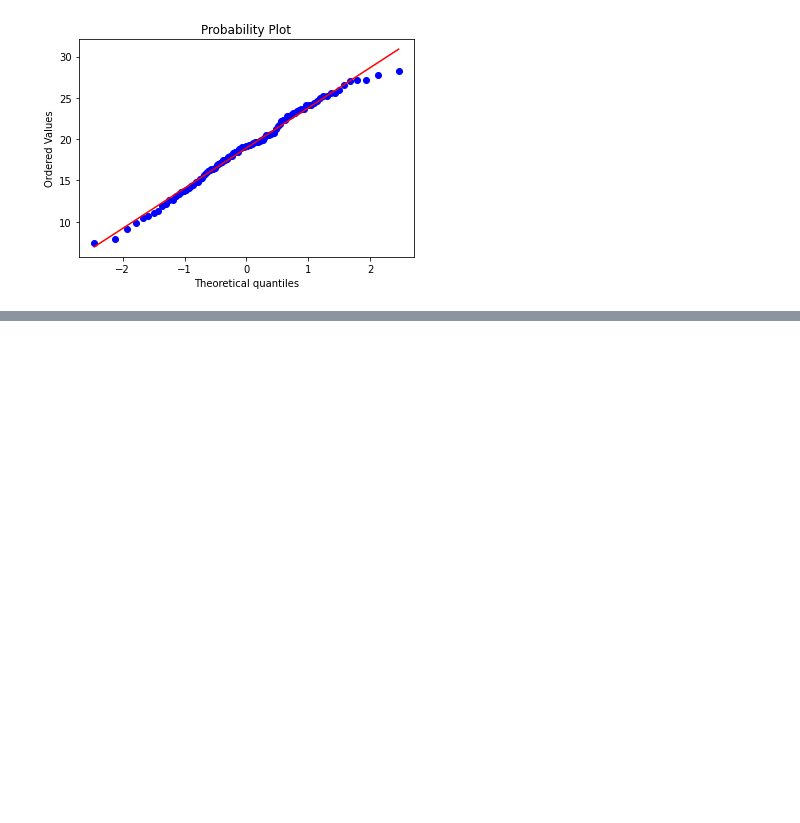
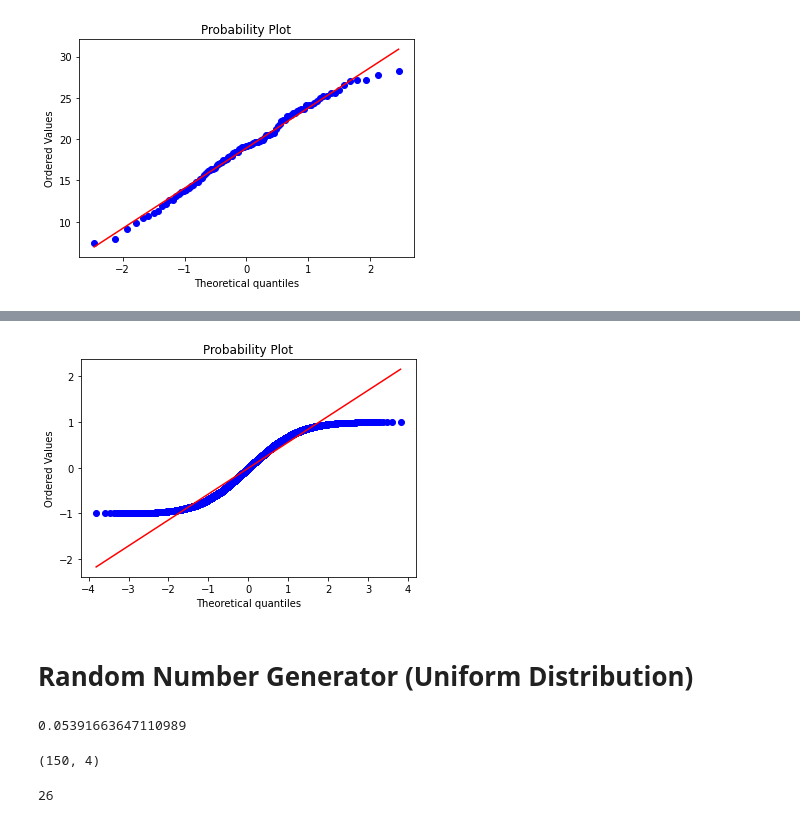
Before and after one commit to anandmukul1701/Data_Science, a Jupyter notebook: Applied AI/M2 - EDA & Data Vizualisation/Prob & Stats.ipynb, the cells around one changed output, grey strips where cells are left out. Cells and saved outputs as stored; diff of their text form; code cells hidden in the pictures; blank space fills up the shorter version.

```diff
--- a/Applied AI/M2 - EDA & Data Vizualisation/Prob & Stats.ipynb
+++ b/Applied AI/M2 - EDA & Data Vizualisation/Prob & Stats.ipynb
@@ -40,0 +68,39 @@ pylab.show()
+# %%
+ # generate 10000 samples from uniform dist
+measurements = np.random.uniform(low=-1, high=1, size=10000)
+
+
+stats.probplot(measurements, dist='norm', plot=pylab)
+pylab.show()
+# %% [output]
+[figure, added]
+# %% [markdown]
+# Random Number Generator (Uniform Distribution)
+# %%
+import random
+print(random.random())
+# %% [output]
+0.05391663647110989
+# %%
+# Load IRIS dataset with 150 Points
+from sklearn import datasets
+iris = datasets.load_iris()
+d = iris.data
+d.shape
+# %% [output]
+(150, 4)
+# %%
+# Sample 30 points randomly from the 150 point dataset
+n=150
+m=30
+p=m/n
+
+sampled_data = []
+
+for i in range(0,n):
+    if random.random() <= p:
+        sampled_data.append(d[i,:])
+
+print(len(sampled_data))
+# %% [output]
+26
```
Also changed, not shown: parts of 4 cells of this notebook.
